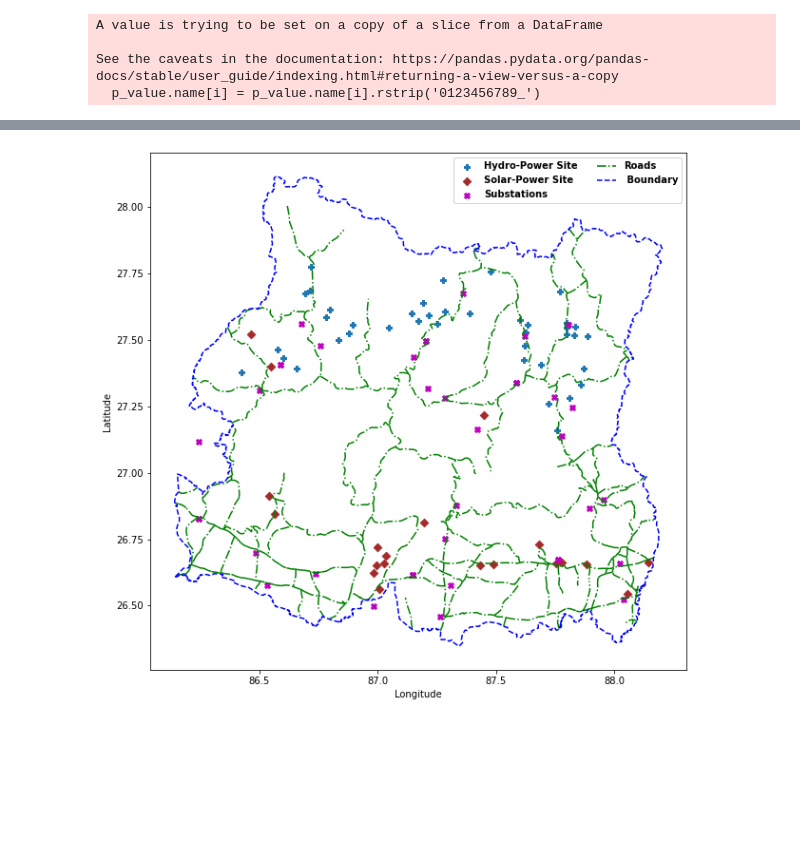
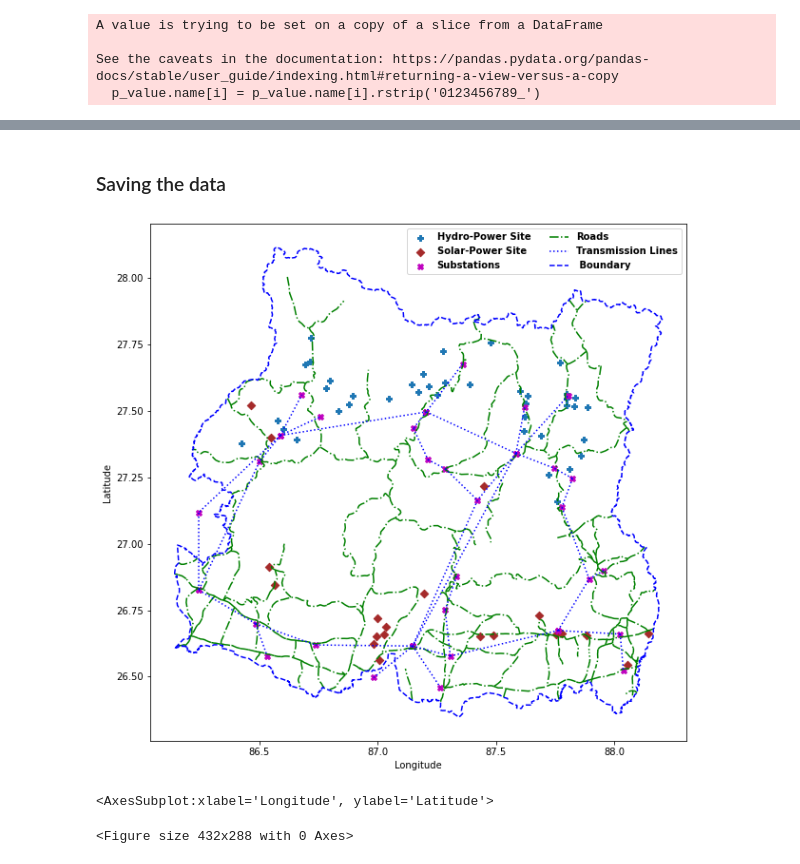
Before and after one commit to deependran7/grid_optimization, a Jupyter notebook: Data_Preparation.ipynb, the cells around one changed output, grey strips where cells are left out. Saved outputs shown, nothing was run; the diff lists cells and outputs as text; code cells hidden in the pictures; blank space fills up the shorter version.

```diff
--- a/Data_Preparation.ipynb
+++ b/Data_Preparation.ipynb
@@ -411,0 +412,29 @@ See the caveats in the documentation: https://pandas.pydata.org/pandas-docs/stab
+# %%
+line_data = pd.read_csv('Data_Folder/lines.csv')
+trans_data = pd.read_csv('Data_Folder/transformers.csv')
+storage_data = pd.read_csv('Data_Folder/storage_units.csv')
+# %%
+from_b = []
+to_b = []
+for i in range(len(line_data)):
+    for j in range(len(bus_sites)):
+        if line_data.bus0[i] == bus_sites.name[j]:
+            from_b.append(Point([bus_sites.x[j],bus_sites.y[j]]))
+
+for i in range(len(line_data)):
+    for j in range(len(bus_sites)):
+        if line_data.bus1[i] == bus_sites.name[j]:
+            to_b.append(Point([bus_sites.x[j],bus_sites.y[j]]))
+
+line_data['from_bus'] = from_b
+line_data['to_bus'] = to_b
+# %%
+Line_Sites = gpd.GeoDataFrame()
+Lines = []
+for i in range(len(line_data)):
+    line_d = LineString(tuple(line_data.from_bus[i].coords) + tuple(line_data.to_bus[i].coords))
+    Lines.append(line_d)
+Line_Sites['geometry'] = Lines
+Line_Sites = Line_Sites.set_crs(crs)
+# %% [markdown]
+<h3> Saving the data
@@ -412,14 +449,20 @@ See the caveats in the documentation: https://pandas.pydata.org/pandas-docs/stab
 # %%
 fig,ax = plt.subplots(figsize = (20,10))
 generators_hydro.plot(ax=ax, label="Hydro-Power Site", marker = "P")
 generators_solar.plot(ax=ax,label="Solar-Power Site",color = "brown",marker = "D")
 bus_sites.plot(ax=ax, label = "Substations", color = 'm',marker = "X")
 road_site.plot(ax=ax, label="Roads", color = 'g',linestyle = "dashdot")
+Line_Sites.plot(ax=ax,label = "Transmission Lines", color = 'b', linestyle = "dotted")
 boundary.exterior.plot(ax=ax, label=" Boundary",color = "b", linestyle = "dashed")
 ax.set_xlabel("Longitude")
 ax.set_ylabel("Latitude")
 
 ax.legend(prop = leg_pro,frameon= True, ncol=2)
 plt.savefig('map.pdf',bbox_inches = "tight")
 # %% [output]
-[figure, old version]
+[figure, new version]
+# %%
+Line_Sites.plot(ax=ax, label="Transmission Lines")
+# %% [output]
+<AxesSubplot:xlabel='Longitude', ylabel='Latitude'>
+<Figure size 432x288 with 0 Axes>
```
Also changed, not shown: parts of 5 cells of this notebook, 34 other files.
